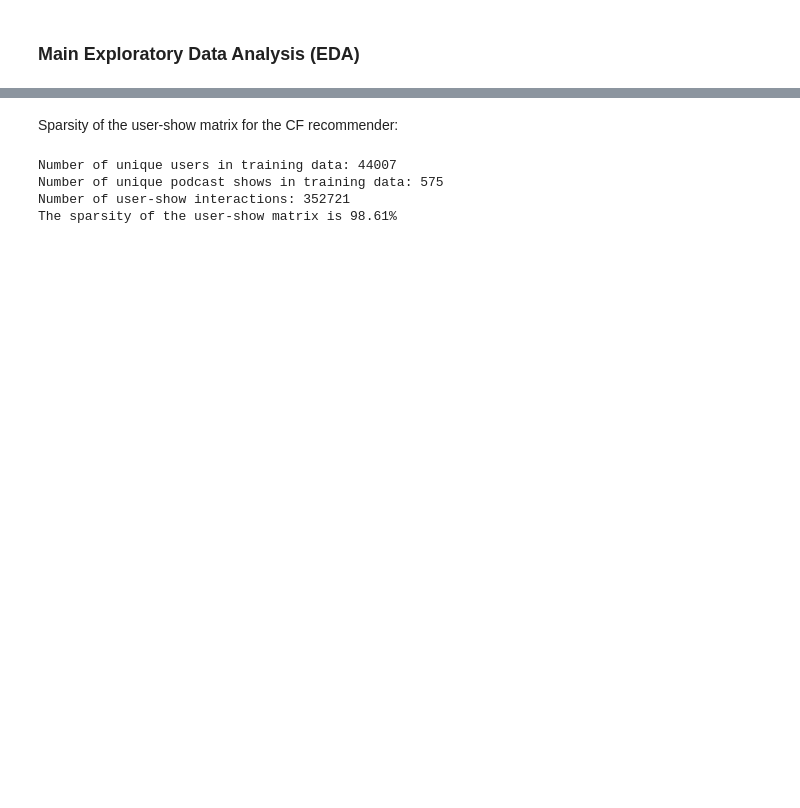
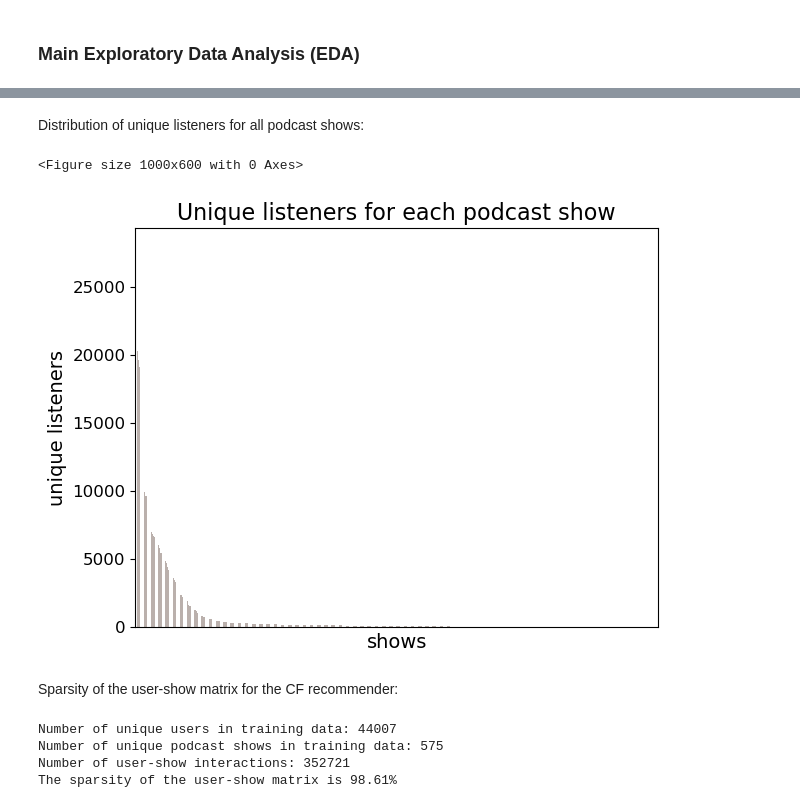
Before and after one commit to SebWae/dr-podcast-recsys-bsc-project, a Jupyter notebook: eda/podcast_eda.ipynb, the cells around one changed output, grey strips where cells are left out. Cells and saved outputs as stored; diff of their text form; code cells hidden in the pictures; blank space fills up the shorter version.

```diff
--- a/eda/podcast_eda.ipynb
+++ b/eda/podcast_eda.ipynb
@@ -57,3 +159,27 @@ Number of unique episodes: 21056
+# %% [markdown]
+Distribution of unique listeners for all podcast shows:
+# %%
+# counting occurrences of each prd_number
+unique_users_per_series = transformed_df.groupby("series_title")["user_id"].nunique()
+unique_users_per_series_df = unique_users_per_series.reset_index(name="unique_user_count")
+shows_sorted = unique_users_per_series_df.sort_values(by="unique_user_count", ascending=False)
+
+# plotting the top x bars
+plt.figure(figsize=(10, 6))
+shows_sorted.plot(kind="bar", color="#bab0ac")
+
+# formatting plot
+plt.title(f"Unique listeners for each podcast show", fontsize=16)
+plt.xlabel("shows", fontsize=14)
+plt.ylabel("unique listeners", fontsize=14)
+plt.xticks([], [])
+plt.yticks(fontsize=12)
+plt.legend().remove()
+plt.tight_layout()
+plt.show()
+# %% [output]
+<Figure size 1000x600 with 0 Axes>
+[figure, added]
 # %% [markdown]
 Sparsity of the user-show matrix for the CF recommender:
 # %%
```
Also changed, not shown: parts of 17 cells of this notebook.
